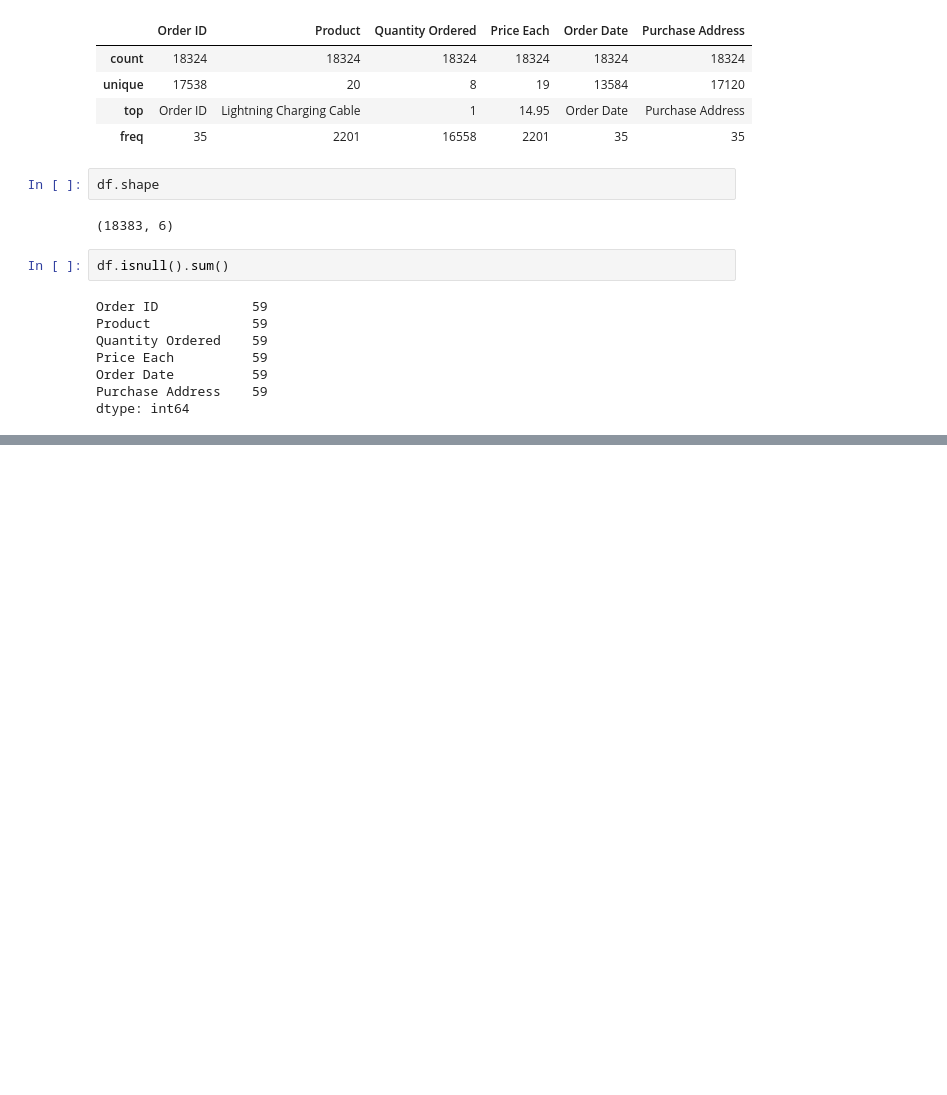
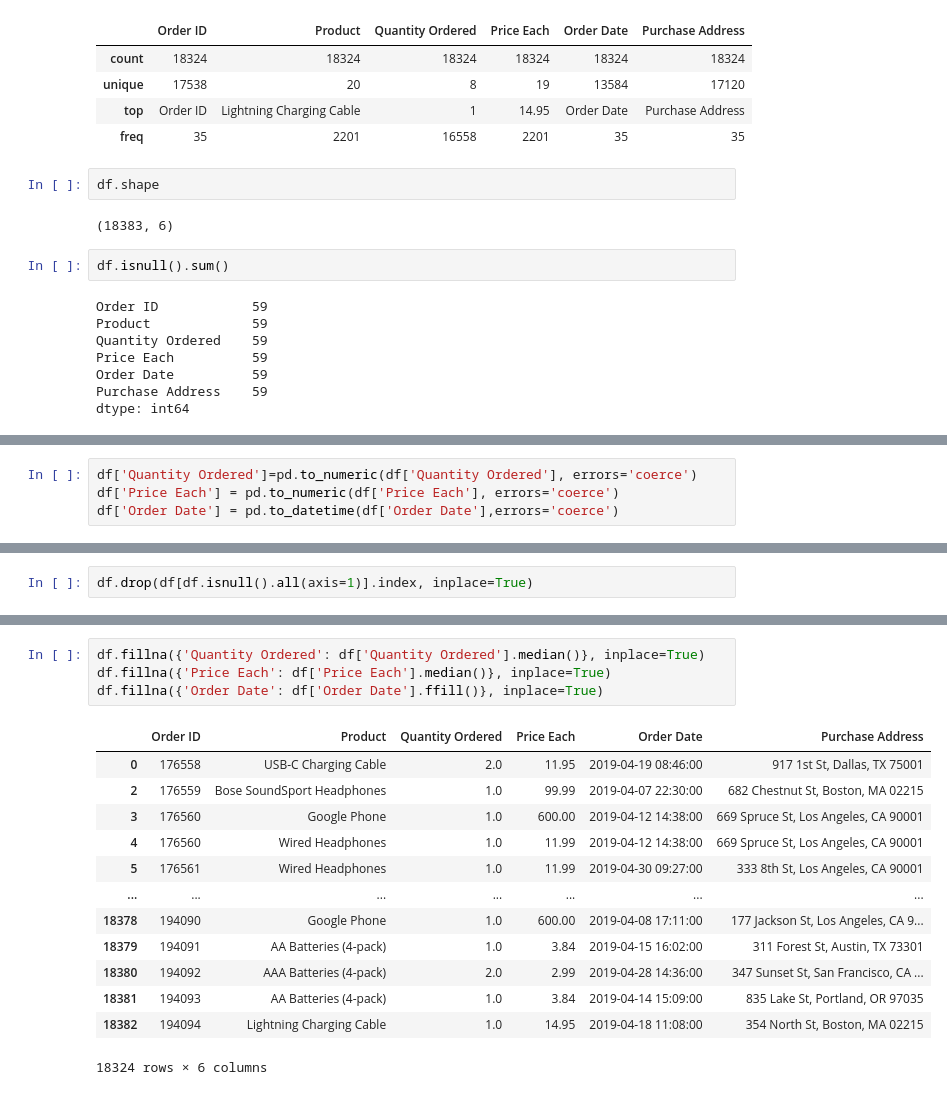
Before and after one commit to haripriya9647/Data_Cleaning, a Jupyter notebook: sales/sales.ipynb, the cells around one changed output, grey strips where cells are left out. Cells and saved outputs as stored; diff of their text form; blank space fills up the shorter version.

```diff
--- a/sales/sales.ipynb
+++ b/sales/sales.ipynb
@@ -62,0 +76,4 @@ df.dropna().shape
+# %%
+df['Quantity Ordered']=pd.to_numeric(df['Quantity Ordered'], errors='coerce')
+df['Price Each'] = pd.to_numeric(df['Price Each'], errors='coerce')
+df['Order Date'] = pd.to_datetime(df['Order Date'],errors='coerce')
@@ -62,0 +96,2 @@ df.dropna().shape
+# %%
+df.drop(df[df.isnull().all(axis=1)].index, inplace=True)
@@ -62,0 +112,18 @@ df.dropna().shape
+# %%
+df.fillna({'Quantity Ordered': df['Quantity Ordered'].median()}, inplace=True)
+df.fillna({'Price Each': df['Price Each'].median()}, inplace=True)
+df.fillna({'Order Date': df['Order Date'].ffill()}, inplace=True)
+# %% [output]
+|  | Order ID | Product | Quantity Ordered | Price Each | Order Date | Purchase Address |
+| 0 | 176558 | USB-C Charging Cable | 2.0 | 11.95 | 2019-04-19 08:46:00 | 917 1st St, Dallas, TX 75001 |
+| 2 | 176559 | Bose SoundSport Headphones | 1.0 | 99.99 | 2019-04-07 22:30:00 | 682 Chestnut St, Boston, MA 02215 |
+| 3 | 176560 | Google Phone | 1.0 | 600.00 | 2019-04-12 14:38:00 | 669 Spruce St, Los Angeles, CA 90001 |
+| 4 | 176560 | Wired Headphones | 1.0 | 11.99 | 2019-04-12 14:38:00 | 669 Spruce St, Los Angeles, CA 90001 |
+| 5 | 176561 | Wired Headphones | 1.0 | 11.99 | 2019-04-30 09:27:00 | 333 8th St, Los Angeles, CA 90001 |
+| ... | ... | ... | ... | ... | ... | ... |
+| 18378 | 194090 | Google Phone | 1.0 | 600.00 | 2019-04-08 17:11:00 | 177 Jackson St, Los Angeles, CA 9... |
+| 18379 | 194091 | AA Batteries (4-pack) | 1.0 | 3.84 | 2019-04-15 16:02:00 | 311 Forest St, Austin, TX 73301 |
+| 18380 | 194092 | AAA Batteries (4-pack) | 2.0 | 2.99 | 2019-04-28 14:36:00 | 347 Sunset St, San Francisco, CA ... |
+| 18381 | 194093 | AA Batteries (4-pack) | 1.0 | 3.84 | 2019-04-14 15:09:00 | 835 Lake St, Portland, OR 97035 |
+| 18382 | 194094 | Lightning Charging Cable | 1.0 | 14.95 | 2019-04-18 11:08:00 | 354 North St, Boston, MA 02215 |
+18324 rows × 6 columns
```
Also changed, not shown: parts of 9 cells of this notebook, 1 other file.
